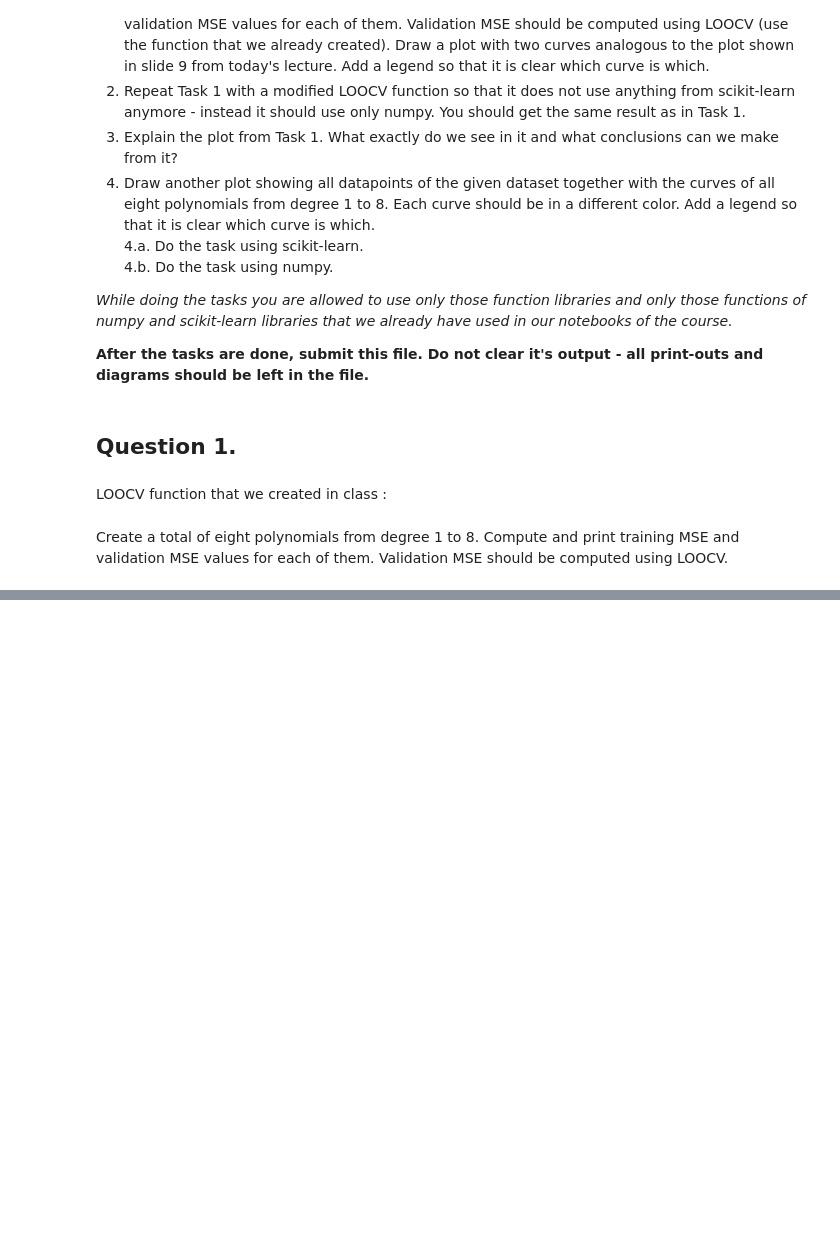
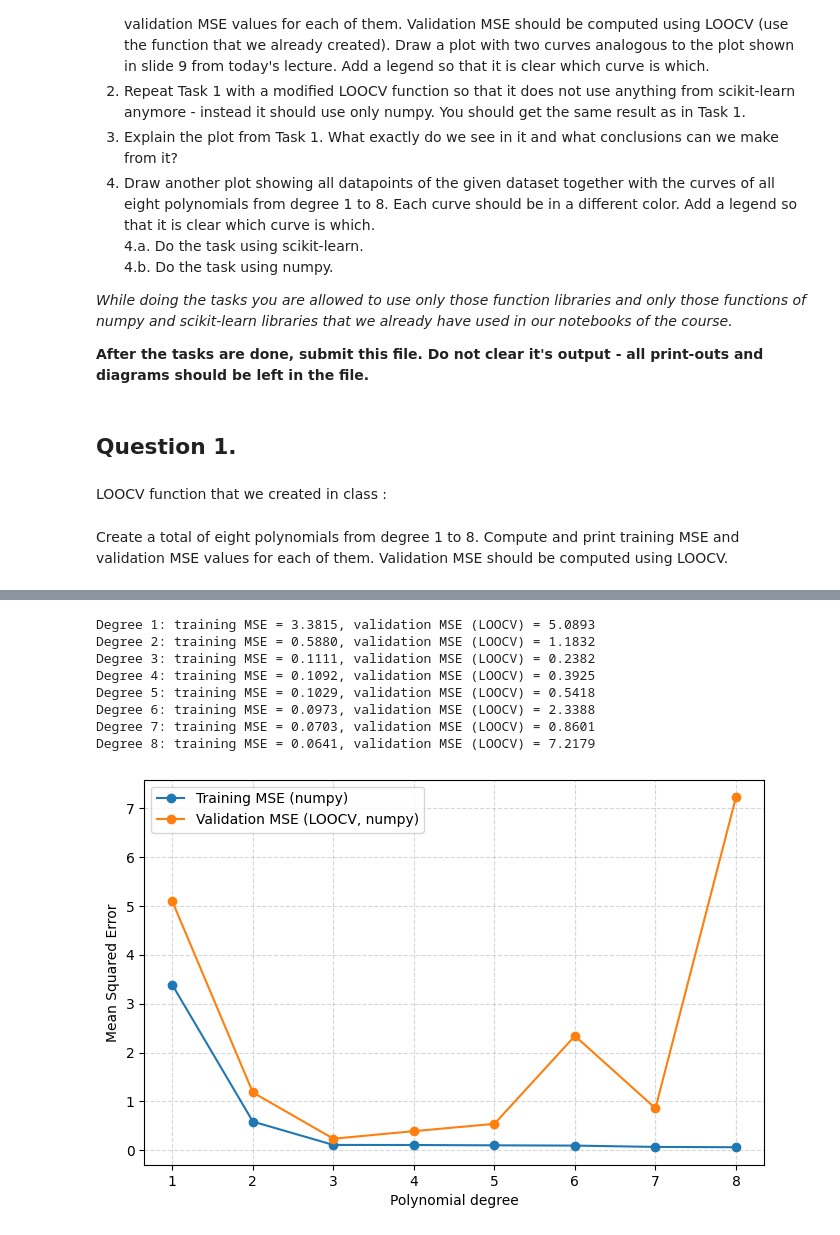
Before and after one commit to loic-marigny/machine-learning-rtu, a Jupyter notebook: 4_Assignment.ipynb, the cells around one changed output, grey strips where cells are left out. Drawn from its saved outputs; the diff is of its cells as text; code cells hidden in the pictures; blank space fills up the shorter version.

```diff
--- a/4_Assignment.ipynb
+++ b/4_Assignment.ipynb
@@ -99,0 +116,76 @@ plt.show()
+# %%
+# Repeat Task 1 using a pure numpy LOOCV implementation
+import matplotlib.pyplot as plt
+
+def build_polynomial_matrix(x_values, degree):
+    # Create columns [1, x, x^2, ..., x^degree] so we can fit a polynomial with numpy
+    powers = [x_values ** power for power in range(degree + 1)]
+    return np.hstack(powers)
+
+def fit_linear_regression(design_matrix, targets):
+    # Solve the least-squares problem with numpy only
+    weights, *_ = np.linalg.lstsq(design_matrix, targets, rcond=None)
+    return weights
+
+def predict_with_weights(design_matrix, weights):
+    # Multiply the design matrix by the learned weights to get predictions
+    return design_matrix @ weights
+
+def loocv_numpy(x_values, targets, degree):
+    # Manual LOOCV: leave each sample out once, fit on the rest, predict the held-out point
+    n_samples = targets.shape[0]
+    predictions = np.empty_like(targets)
+
+    for holdout in range(n_samples):
+        mask = np.ones(n_samples, dtype=bool)
+        mask[holdout] = False
+
+        x_train = x_values[mask]
+        y_train = targets[mask]
+        x_val = x_values[~mask]
+
+        phi_train = build_polynomial_matrix(x_train, degree)
+        phi_val = build_polynomial_matrix(x_val, degree)
+
+        weights = fit_linear_regression(phi_train, y_train)
+        predictions[holdout] = predict_with_weights(phi_val, weights)
+
+    mse = np.mean((targets - predictions) ** 2)
+    return mse
+
+degrees = list(range(1, 9))
+train_mse_numpy = []
+val_mse_numpy = []
+
+for degree in degrees:
+    phi_full = build_polynomial_matrix(X, degree)
+    weights_full = fit_linear_regression(phi_full, y)
+    y_train_pred = predict_with_weights(phi_full, weights_full)
+    train_error = np.mean((y - y_train_pred) ** 2)
+
+    validation_error = loocv_numpy(X, y, degree)
+
+    train_mse_numpy.append(train_error)
+    val_mse_numpy.append(validation_error)
+
+    print(f"Degree {degree}: training MSE = {train_error:.4f}, validation MSE (LOOCV) = {validation_error:.4f}")
+
+plt.figure(figsize=(8, 5))
+plt.plot(degrees, train_mse_numpy, marker="o", label="Training MSE (numpy)")
+plt.plot(degrees, val_mse_numpy, marker="o", label="Validation MSE (LOOCV, numpy)")
+plt.xlabel("Polynomial degree")
+plt.ylabel("Mean Squared Error")
+plt.xticks(degrees)
+plt.legend()
+plt.grid(True, linestyle="--", alpha=0.5)
+plt.show()
+# %% [output]
+Degree 1: training MSE = 3.3815, validation MSE (LOOCV) = 5.0893
+Degree 2: training MSE = 0.5880, validation MSE (LOOCV) = 1.1832
+Degree 3: training MSE = 0.1111, validation MSE (LOOCV) = 0.2382
+Degree 4: training MSE = 0.1092, validation MSE (LOOCV) = 0.3925
+Degree 5: training MSE = 0.1029, validation MSE (LOOCV) = 0.5418
+Degree 6: training MSE = 0.0973, validation MSE (LOOCV) = 2.3388
+Degree 7: training MSE = 0.0703, validation MSE (LOOCV) = 0.8601
+Degree 8: training MSE = 0.0641, validation MSE (LOOCV) = 7.2179
+[figure, added]
```
Also changed, not shown: parts of 4 cells of this notebook.
